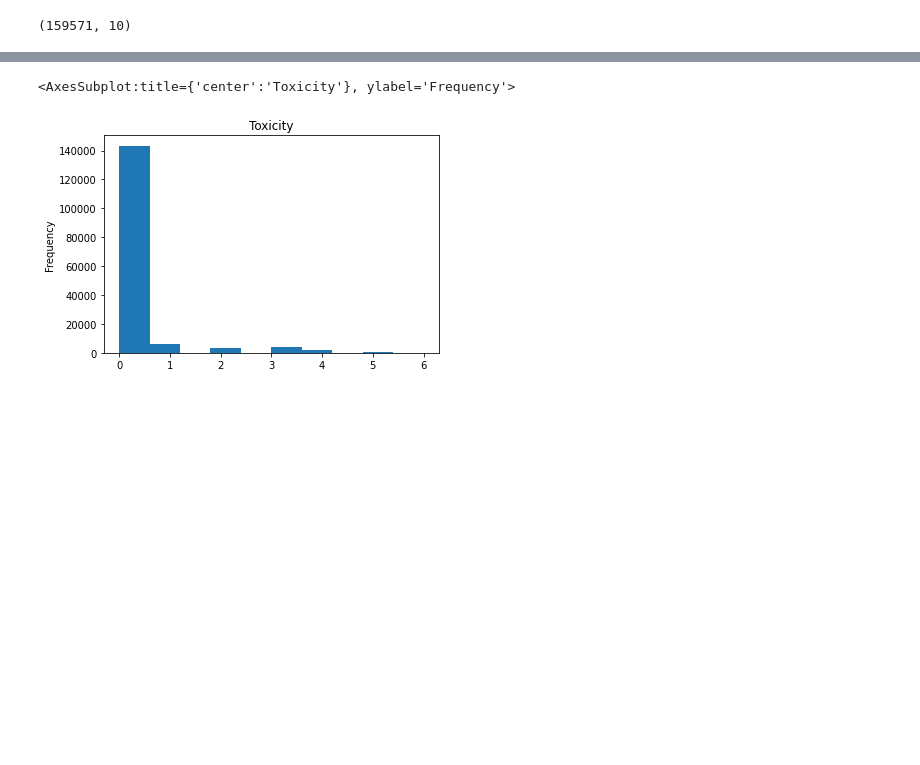
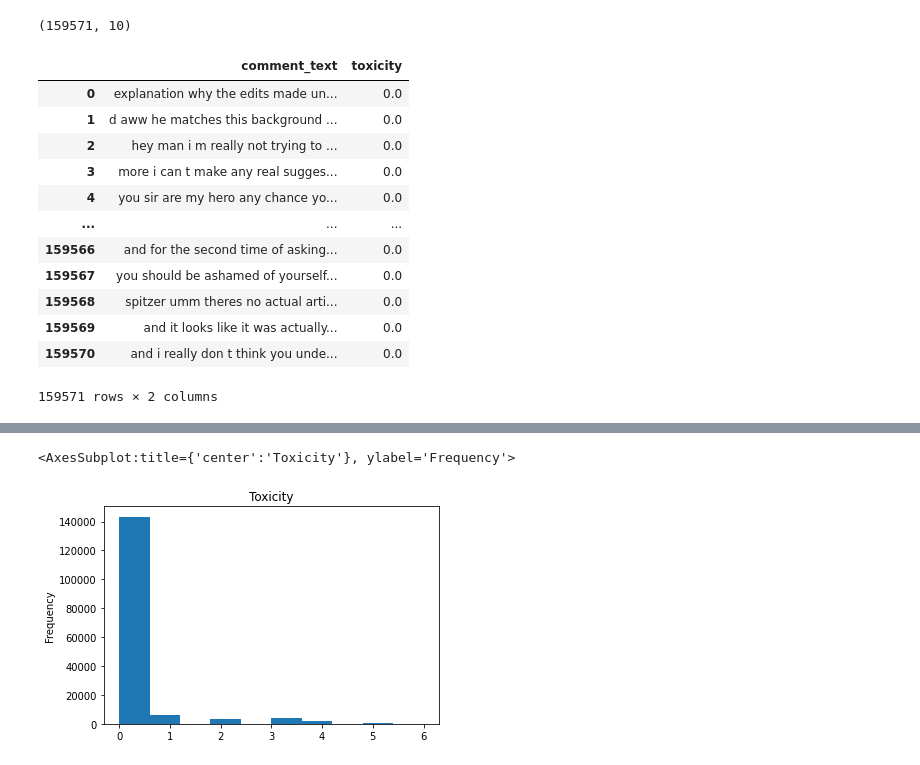
Before and after one commit to mathluva/Bert-Toxic-Comments, a Jupyter notebook: Toxic_Comments.ipynb, the cells around one changed output, grey strips where cells are left out. Drawn from its saved outputs; the diff is of its cells as text; code cells hidden in the pictures; blank space fills up the shorter version.

```diff
--- a/Toxic_Comments.ipynb
+++ b/Toxic_Comments.ipynb
@@ -77,6 +78,23 @@ df = pd.read_csv(io.BytesIO(uploaded['train_preprocessed.csv']))
 df.shape
 # %% [output]
 (159571, 10)
+# %%
+df = df[['comment_text', 'toxicity']]
+df
+# %% [output]
+|  | comment_text | toxicity |
+| 0 | explanation why the edits made un... | 0.0 |
+| 1 | d aww he matches this background ... | 0.0 |
+| 2 | hey man i m really not trying to ... | 0.0 |
+| 3 | more i can t make any real sugges... | 0.0 |
+| 4 | you sir are my hero any chance yo... | 0.0 |
+| ... | ... | ... |
+| 159566 | and for the second time of asking... | 0.0 |
+| 159567 | you should be ashamed of yourself... | 0.0 |
+| 159568 | spitzer umm theres no actual arti... | 0.0 |
+| 159569 | and it looks like it was actually... | 0.0 |
+| 159570 | and i really don t think you unde... | 0.0 |
+159571 rows × 2 columns
 # %%
 df.head()
 # %% [output]
```
Also changed, not shown: parts of 27 cells of this notebook.
